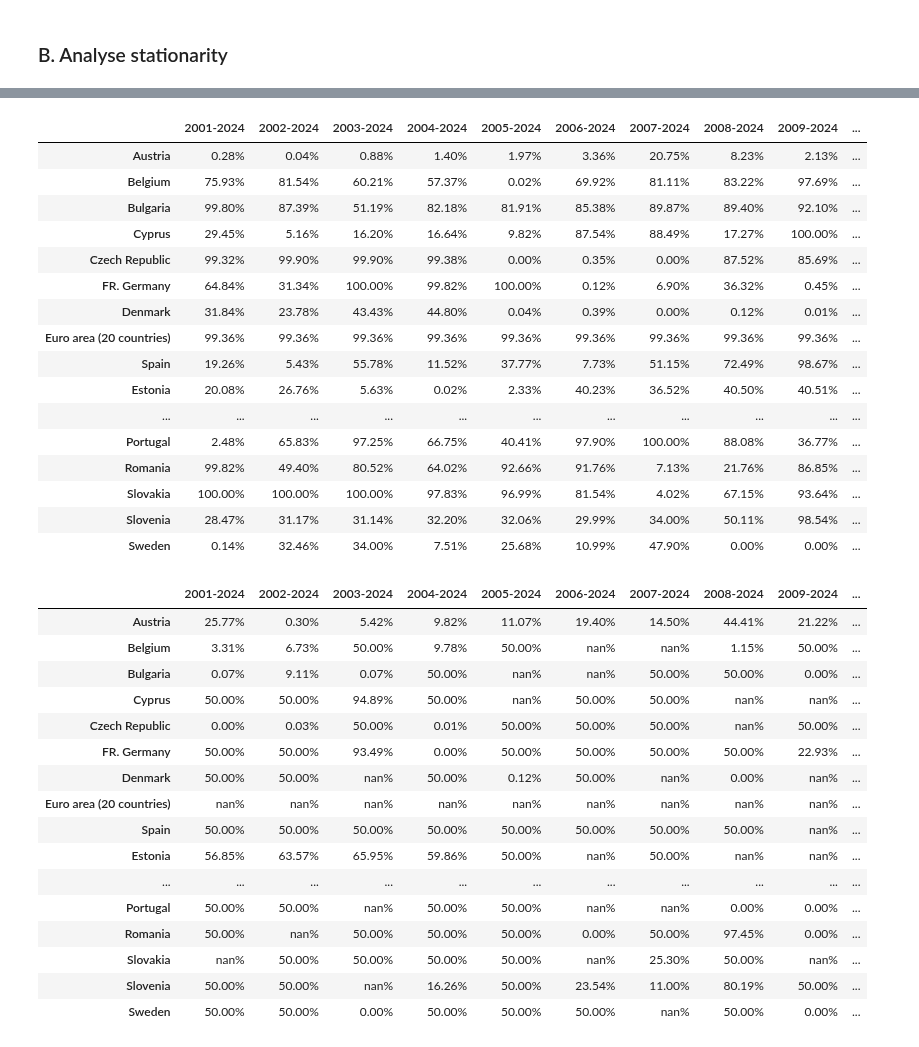
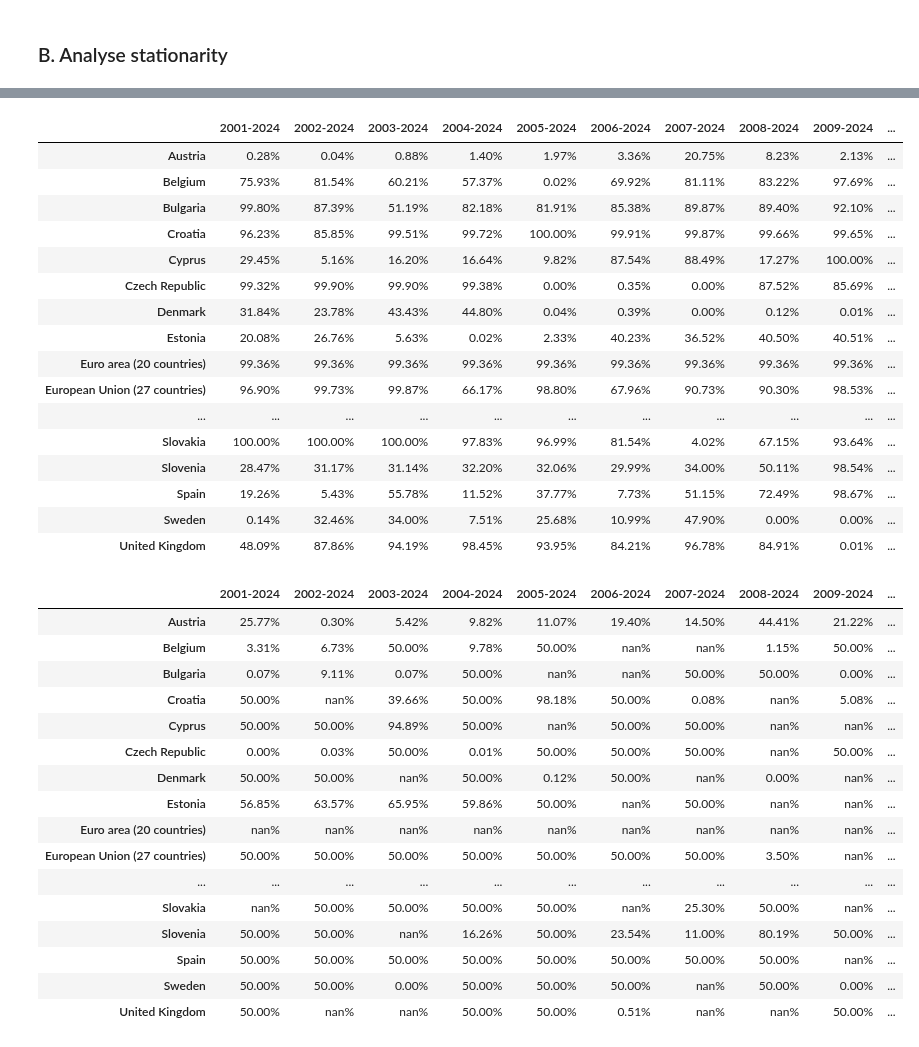
Before and after one commit to at621/snippets, a Jupyter notebook: test_stationarity.ipynb, the cells around one changed output, grey strips where cells are left out. Drawn from its saved outputs; the diff is of its cells as text; code cells hidden in the pictures.

```diff
--- a/test_stationarity.ipynb
+++ b/test_stationarity.ipynb
@@ -108,6 +108,7 @@ def retrieve_macro_series(countries, macroeconomic_variable):
         df[area] = pd.Series({dates[int(i)]: v[0] for i, v in s_list.items()})
 
     df.index = df.index.astype(int)
+    df = df.sort_index()
 
     return df
 # %%
@@ -309,40 +311,42 @@ df_results_styled
 # %%
 # Test unemployment (options: adf, kpsss, zivot)
 test = 'adf'
 
 df_results = stationarity_testing(unemployment_df.loc['2000':'2024'], test=test)
+df_results = df_results.sort_index()
 
 df_results_styled = (
     df_results
     .style
     .format("{:.2%}")
     .map(lambda x: highlight_pvalue(x, test=test))
 )
 
 df_results_styled
 # %% [output]
 |  | 2001-2024 | 2002-2024 | 2003-2024 | 2004-2024 | 2005-2024 | 2006-2024 | 2007-2024 | 2008-2024 | 2009-2024 | ... |
 | Austria | 0.28% | 0.04% | 0.88% | 1.40% | 1.97% | 3.36% | 20.75% | 8.23% | 2.13% | ... |
 | Belgium | 75.93% | 81.54% | 60.21% | 57.37% | 0.02% | 69.92% | 81.11% | 83.22% | 97.69% | ... |
 | Bulgaria | 99.80% | 87.39% | 51.19% | 82.18% | 81.91% | 85.38% | 89.87% | 89.40% | 92.10% | ... |
+| Croatia | 96.23% | 85.85% | 99.51% | 99.72% | 100.00% | 99.91% | 99.87% | 99.66% | 99.65% | ... |
 | Cyprus | 29.45% | 5.16% | 16.20% | 16.64% | 9.82% | 87.54% | 88.49% | 17.27% | 100.00% | ... |
 | Czech Republic | 99.32% | 99.90% | 99.90% | 99.38% | 0.00% | 0.35% | 0.00% | 87.52% | 85.69% | ... |
-| FR. Germany | 64.84% | 31.34% | 100.00% | 99.82% | 100.00% | 0.12% | 6.90% | 36.32% | 0.45% | ... |
 | Denmark | 31.84% | 23.78% | 43.43% | 44.80% | 0.04% | 0.39% | 0.00% | 0.12% | 0.01% | ... |
+| Estonia | 20.08% | 26.76% | 5.63% | 0.02% | 2.33% | 40.23% | 36.52% | 40.50% | 40.51% | ... |
 | Euro area (20 countries) | 99.36% | 99.36% | 99.36% | 99.36% | 99.36% | 99.36% | 99.36% | 99.36% | 99.36% | ... |
-| Spain | 19.26% | 5.43% | 55.78% | 11.52% | 37.77% | 7.73% | 51.15% | 72.49% | 98.67% | ... |
-| Estonia | 20.08% | 26.76% | 5.63% | 0.02% | 2.33% | 40.23% | 36.52% | 40.50% | 40.51% | ... |
+| European Union (27 countries) | 96.90% | 99.73% | 99.87% | 66.17% | 98.80% | 67.96% | 90.73% | 90.30% | 98.53% | ... |
 | ... | ... | ... | ... | ... | ... | ... | ... | ... | ... | ... |
-| Portugal | 2.48% | 65.83% | 97.25% | 66.75% | 40.41% | 97.90% | 100.00% | 88.08% | 36.77% | ... |
-| Romania | 99.82% | 49.40% | 80.52% | 64.02% | 92.66% | 91.76% | 7.13% | 21.76% | 86.85% | ... |
 | Slovakia | 100.00% | 100.00% | 100.00% | 97.83% | 96.99% | 81.54% | 4.02% | 67.15% | 93.64% | ... |
 | Slovenia | 28.47% | 31.17% | 31.14% | 32.20% | 32.06% | 29.99% | 34.00% | 50.11% | 98.54% | ... |
+| Spain | 19.26% | 5.43% | 55.78% | 11.52% | 37.77% | 7.73% | 51.15% | 72.49% | 98.67% | ... |
 | Sweden | 0.14% | 32.46% | 34.00% | 7.51% | 25.68% | 10.99% | 47.90% | 0.00% | 0.00% | ... |
+| United Kingdom | 48.09% | 87.86% | 94.19% | 98.45% | 93.95% | 84.21% | 96.78% | 84.91% | 0.01% | ... |
 # %%
 # Test unemployment (options: adf, kpsss, zivot)
 test = 'zivot'
 
 df_results = stationarity_testing(unemployment_df.loc['2000':'2024'], test=test)
+df_results = df_results.sort_index()
 
 df_results_styled = (
     df_results
@@ -357,16 +361,16 @@ df_results_styled
 | Austria | 25.77% | 0.30% | 5.42% | 9.82% | 11.07% | 19.40% | 14.50% | 44.41% | 21.22% | ... |
 | Belgium | 3.31% | 6.73% | 50.00% | 9.78% | 50.00% | nan% | nan% | 1.15% | 50.00% | ... |
 | Bulgaria | 0.07% | 9.11% | 0.07% | 50.00% | nan% | nan% | 50.00% | 50.00% | 0.00% | ... |
+| Croatia | 50.00% | nan% | 39.66% | 50.00% | 98.18% | 50.00% | 0.08% | nan% | 5.08% | ... |
 | Cyprus | 50.00% | 50.00% | 94.89% | 50.00% | nan% | 50.00% | 50.00% | nan% | nan% | ... |
 | Czech Republic | 0.00% | 0.03% | 50.00% | 0.01% | 50.00% | 50.00% | 50.00% | nan% | 50.00% | ... |
-| FR. Germany | 50.00% | 50.00% | 93.49% | 0.00% | 50.00% | 50.00% | 50.00% | 50.00% | 22.93% | ... |
 | Denmark | 50.00% | 50.00% | nan% | 50.00% | 0.12% | 50.00% | nan% | 0.00% | nan% | ... |
+| Estonia | 56.85% | 63.57% | 65.95% | 59.86% | 50.00% | nan% | 50.00% | nan% | nan% | ... |
 | Euro area (20 countries) | nan% | nan% | nan% | nan% | nan% | nan% | nan% | nan% | nan% | ... |
-| Spain | 50.00% | 50.00% | 50.00% | 50.00% | 50.00% | 50.00% | 50.00% | 50.00% | nan% | ... |
-| Estonia | 56.85% | 63.57% | 65.95% | 59.86% | 50.00% | nan% | 50.00% | nan% | nan% | ... |
+| European Union (27 countries) | 50.00% | 50.00% | 50.00% | 50.00% | 50.00% | 50.00% | 50.00% | 3.50% | nan% | ... |
 | ... | ... | ... | ... | ... | ... | ... | ... | ... | ... | ... |
-| Portugal | 50.00% | 50.00% | nan% | 50.00% | 50.00% | nan% | nan% | 0.00% | 0.00% | ... |
-| Romania | 50.00% | nan% | 50.00% | 50.00% | 50.00% | 0.00% | 50.00% | 97.45% | 0.00% | ... |
 | Slovakia | nan% | 50.00% | 50.00% | 50.00% | 50.00% | nan% | 25.30% | 50.00% | nan% | ... |
 | Slovenia | 50.00% | 50.00% | nan% | 16.26% | 50.00% | 23.54% | 11.00% | 80.19% | 50.00% | ... |
+| Spain | 50.00% | 50.00% | 50.00% | 50.00% | 50.00% | 50.00% | 50.00% | 50.00% | nan% | ... |
 | Sweden | 50.00% | 50.00% | 0.00% | 50.00% | 50.00% | 50.00% | nan% | 50.00% | 0.00% | ... |
+| United Kingdom | 50.00% | nan% | nan% | 50.00% | 50.00% | 0.51% | nan% | nan% | 50.00% | ... |
```
Also changed, not shown: parts of 2 cells of this notebook.
